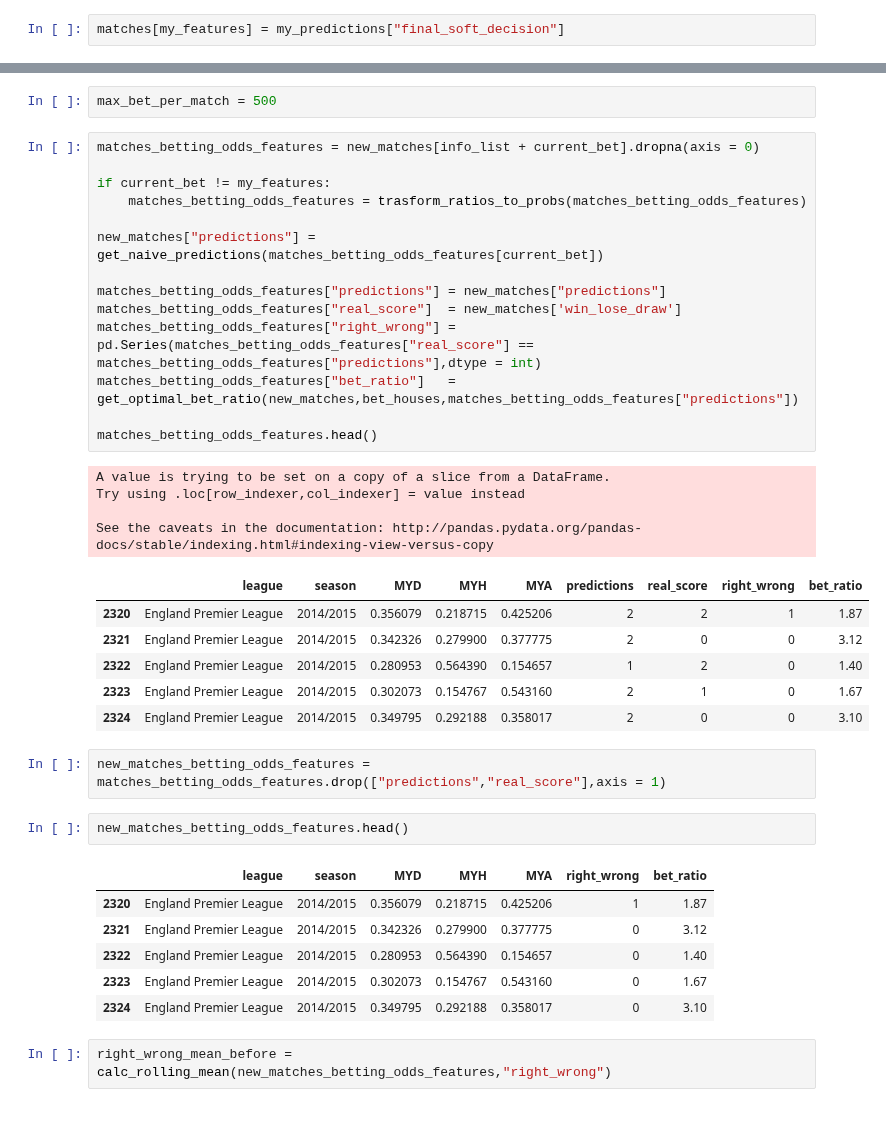
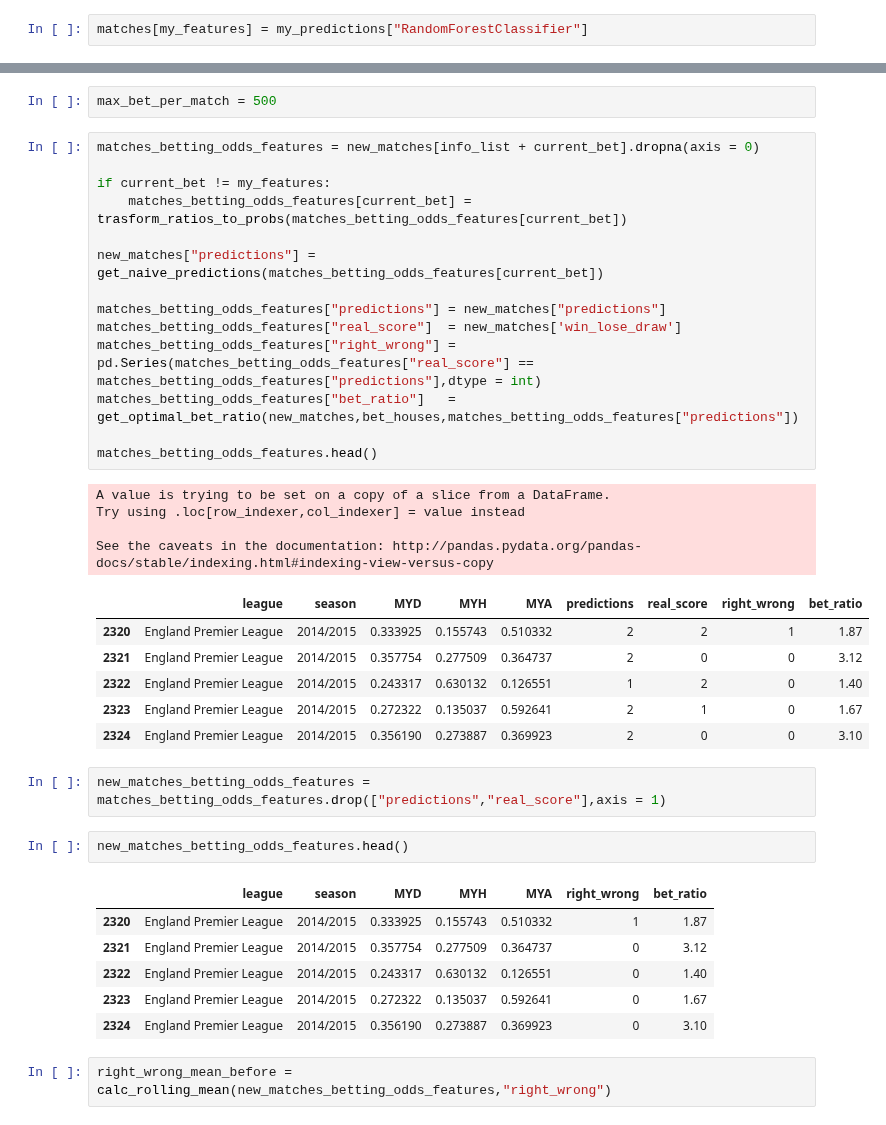
Before and after one commit to asafavinoam/applied_data_science_project, a Jupyter notebook: check_algorithm_profits.ipynb, the cells around one changed output, grey strips where cells are left out. Cells and saved outputs as stored; diff of their text form.

```diff
--- a/check_algorithm_profits.ipynb
+++ b/check_algorithm_profits.ipynb
@@ -132,7 +162,7 @@ bet_houses    = ["B365","WH","VC"]
 
 current_bet   = my_features
 # %%
-matches[my_features] = my_predictions["final_soft_decision"]
+matches[my_features] = my_predictions["RandomForestClassifier"]
 # %%
 predictions_models_names = all_models + bet_houses
 # %%
@@ -165,39 +195,39 @@ max_bet_per_match = 500
 # %%
 matches_betting_odds_features = new_matches[info_list + current_bet].dropna(axis = 0)
 
 if current_bet != my_features:
-    matches_betting_odds_features = trasform_ratios_to_probs(matches_betting_odds_features)
+    matches_betting_odds_features[current_bet] = trasform_ratios_to_probs(matches_betting_odds_features[current_bet])
 
 new_matches["predictions"] = get_naive_predictions(matches_betting_odds_features[current_bet])
 
 matches_betting_odds_features["predictions"] = new_matches["predictions"]
 matches_betting_odds_features["real_score"]  = new_matches['win_lose_draw']
 matches_betting_odds_features["right_wrong"] = pd.Series(matches_betting_odds_features["real_score"] == matches_betting_odds_features["predictions"],dtype = int)
 matches_betting_odds_features["bet_ratio"]   = get_optimal_bet_ratio(new_matches,bet_houses,matches_betting_odds_features["predictions"])
 
 matches_betting_odds_features.head()
 # %% [output]
 A value is trying to be set on a copy of a slice from a DataFrame.
 Try using .loc[row_indexer,col_indexer] = value instead
 
 See the caveats in the documentation: http://pandas.pydata.org/pandas-docs/stable/indexing.html#indexing-view-versus-copy
 |  | league | season | MYD | MYH | MYA | predictions | real_score | right_wrong | bet_ratio |
-| 2320 | England Premier League | 2014/2015 | 0.356079 | 0.218715 | 0.425206 | 2 | 2 | 1 | 1.87 |
-| 2321 | England Premier League | 2014/2015 | 0.342326 | 0.279900 | 0.377775 | 2 | 0 | 0 | 3.12 |
-| 2322 | England Premier League | 2014/2015 | 0.280953 | 0.564390 | 0.154657 | 1 | 2 | 0 | 1.40 |
-| 2323 | England Premier League | 2014/2015 | 0.302073 | 0.154767 | 0.543160 | 2 | 1 | 0 | 1.67 |
-| 2324 | England Premier League | 2014/2015 | 0.349795 | 0.292188 | 0.358017 | 2 | 0 | 0 | 3.10 |
+| 2320 | England Premier League | 2014/2015 | 0.333925 | 0.155743 | 0.510332 | 2 | 2 | 1 | 1.87 |
+| 2321 | England Premier League | 2014/2015 | 0.357754 | 0.277509 | 0.364737 | 2 | 0 | 0 | 3.12 |
+| 2322 | England Premier League | 2014/2015 | 0.243317 | 0.630132 | 0.126551 | 1 | 2 | 0 | 1.40 |
+| 2323 | England Premier League | 2014/2015 | 0.272322 | 0.135037 | 0.592641 | 2 | 1 | 0 | 1.67 |
+| 2324 | England Premier League | 2014/2015 | 0.356190 | 0.273887 | 0.369923 | 2 | 0 | 0 | 3.10 |
 # %%
 new_matches_betting_odds_features = matches_betting_odds_features.drop(["predictions","real_score"],axis = 1)
 # %%
 new_matches_betting_odds_features.head()
 # %% [output]
 |  | league | season | MYD | MYH | MYA | right_wrong | bet_ratio |
-| 2320 | England Premier League | 2014/2015 | 0.356079 | 0.218715 | 0.425206 | 1 | 1.87 |
-| 2321 | England Premier League | 2014/2015 | 0.342326 | 0.279900 | 0.377775 | 0 | 3.12 |
-| 2322 | England Premier League | 2014/2015 | 0.280953 | 0.564390 | 0.154657 | 0 | 1.40 |
-| 2323 | England Premier League | 2014/2015 | 0.302073 | 0.154767 | 0.543160 | 0 | 1.67 |
-| 2324 | England Premier League | 2014/2015 | 0.349795 | 0.292188 | 0.358017 | 0 | 3.10 |
+| 2320 | England Premier League | 2014/2015 | 0.333925 | 0.155743 | 0.510332 | 1 | 1.87 |
+| 2321 | England Premier League | 2014/2015 | 0.357754 | 0.277509 | 0.364737 | 0 | 3.12 |
+| 2322 | England Premier League | 2014/2015 | 0.243317 | 0.630132 | 0.126551 | 0 | 1.40 |
+| 2323 | England Premier League | 2014/2015 | 0.272322 | 0.135037 | 0.592641 | 0 | 1.67 |
+| 2324 | England Premier League | 2014/2015 | 0.356190 | 0.273887 | 0.369923 | 0 | 3.10 |
 # %%
 right_wrong_mean_before = calc_rolling_mean(new_matches_betting_odds_features,"right_wrong")
 # %%
```
Also changed, not shown: parts of 15 cells of this notebook.
